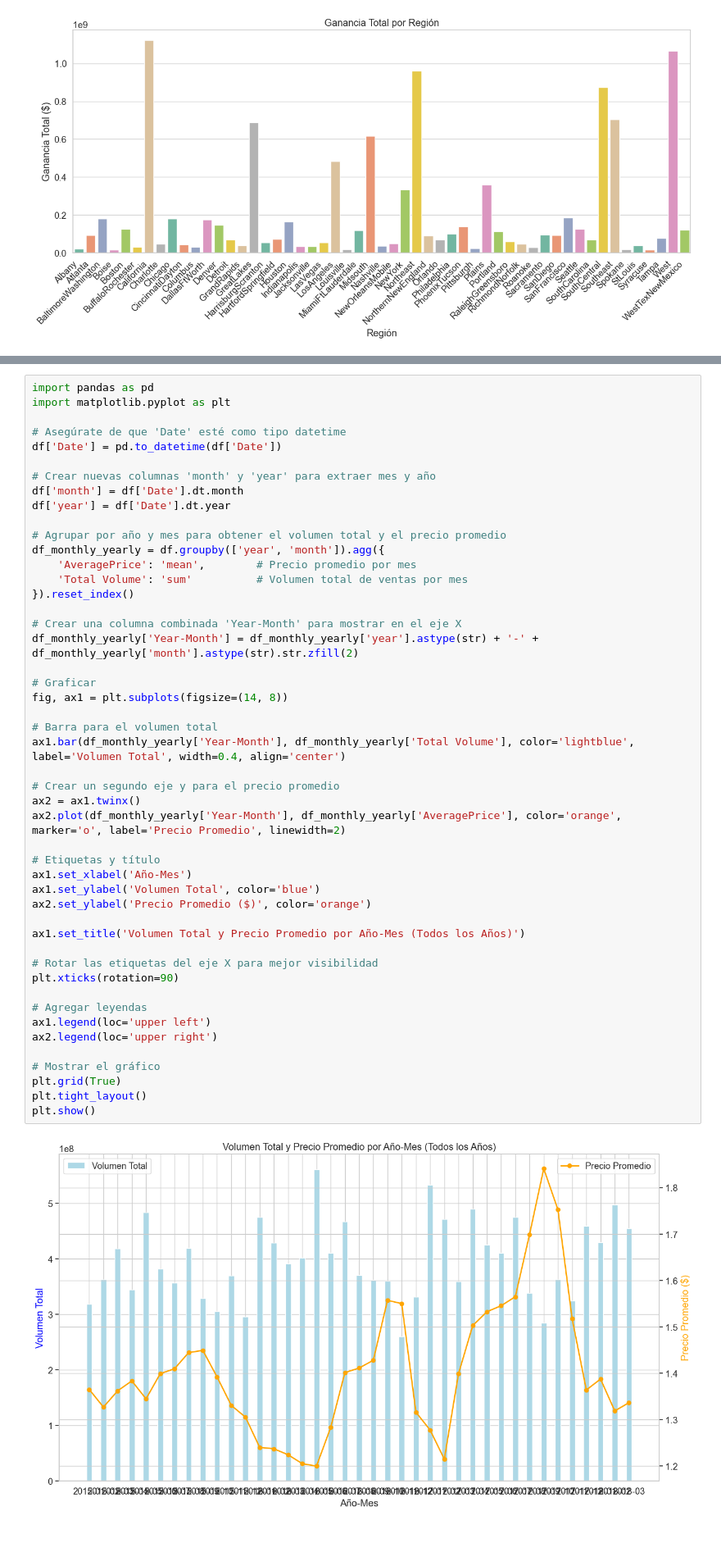
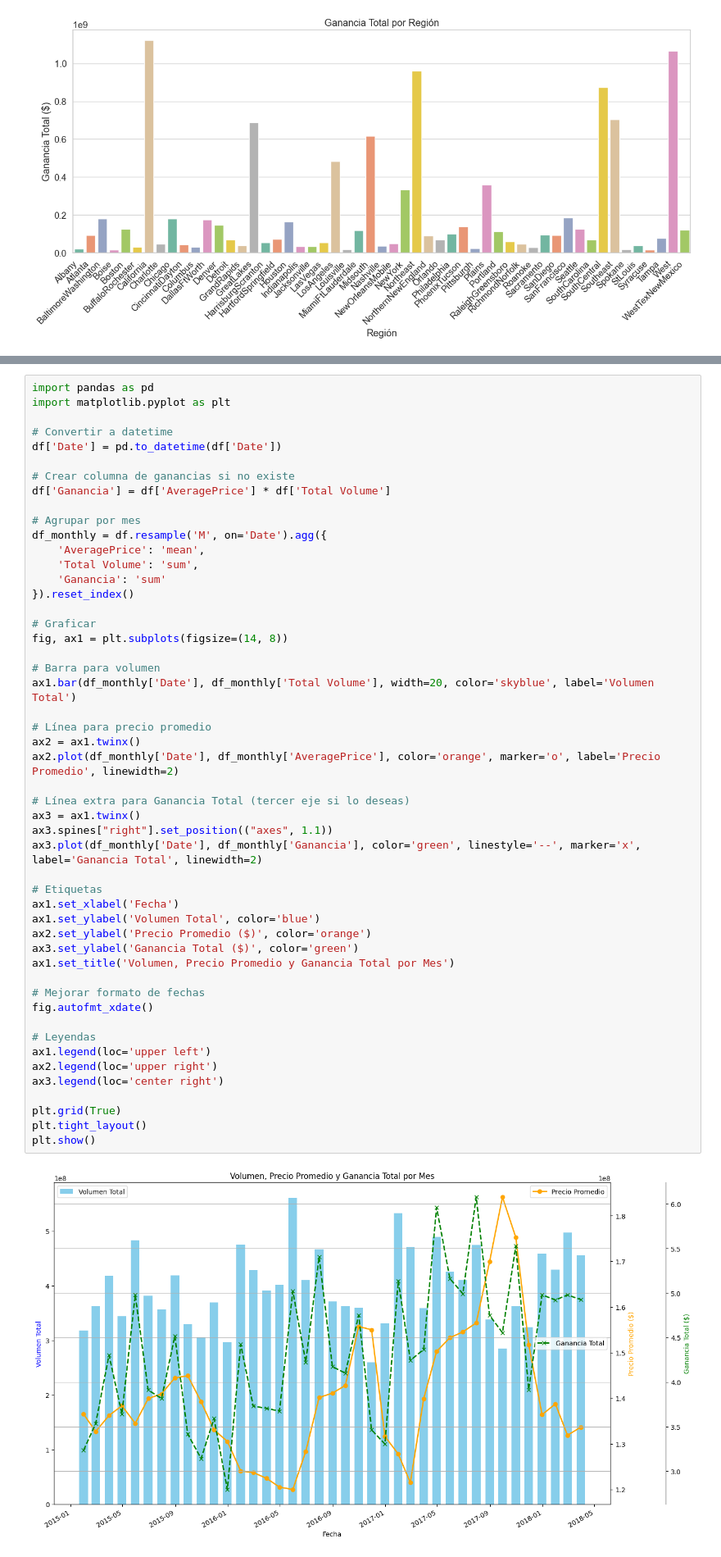
Before and after one commit to juancursed/avocado_prices, a Jupyter notebook: main.ipynb, the cells around one changed output, grey strips where cells are left out. Shown at 82% size. Saved outputs shown, nothing was run; the diff lists cells and outputs as text; blank space fills up the shorter version.

```diff
--- a/main.ipynb
+++ b/main.ipynb
@@ -913,50 +950,52 @@ Passing `palette` without assigning `hue` is deprecated and will be removed in v
 # %%
 import pandas as pd
 import matplotlib.pyplot as plt
 
-# Asegúrate de que 'Date' esté como tipo datetime
+# Convertir a datetime
 df['Date'] = pd.to_datetime(df['Date'])
 
-# Crear nuevas columnas 'month' y 'year' para extraer mes y año
-df['month'] = df['Date'].dt.month
-df['year'] = df['Date'].dt.year
+# Crear columna de ganancias si no existe
+df['Ganancia'] = df['AveragePrice'] * df['Total Volume']
 
-# Agrupar por año y mes para obtener el volumen total y el precio promedio
-df_monthly_yearly = df.groupby(['year', 'month']).agg({
-    'AveragePrice': 'mean',        # Precio promedio por mes
-    'Total Volume': 'sum'          # Volumen total de ventas por mes
+# Agrupar por mes
+df_monthly = df.resample('M', on='Date').agg({
+    'AveragePrice': 'mean',
+    'Total Volume': 'sum',
+    'Ganancia': 'sum'
 }).reset_index()
-
-# Crear una columna combinada 'Year-Month' para mostrar en el eje X
-df_monthly_yearly['Year-Month'] = df_monthly_yearly['year'].astype(str) + '-' + df_monthly_yearly['month'].astype(str).str.zfill(2)
 
 # Graficar
 fig, ax1 = plt.subplots(figsize=(14, 8))
 
-# Barra para el volumen total
-ax1.bar(df_monthly_yearly['Year-Month'], df_monthly_yearly['Total Volume'], color='lightblue', label='Volumen Total', width=0.4, align='center')
+# Barra para volumen
+ax1.bar(df_monthly['Date'], df_monthly['Total Volume'], width=20, color='skyblue', label='Volumen Total')
 
-# Crear un segundo eje y para el precio promedio
+# Línea para precio promedio
 ax2 = ax1.twinx()
-ax2.plot(df_monthly_yearly['Year-Month'], df_monthly_yearly['AveragePrice'], color='orange', marker='o', label='Precio Promedio', linewidth=2)
+ax2.plot(df_monthly['Date'], df_monthly['AveragePrice'], color='orange', marker='o', label='Precio Promedio', linewidth=2)
 
-# Etiquetas y título
-ax1.set_xlabel('Año-Mes')
+# Línea extra para Ganancia Total (tercer eje si lo deseas)
+ax3 = ax1.twinx()
+ax3.spines["right"].set_position(("axes", 1.1))
+ax3.plot(df_monthly['Date'], df_monthly['Ganancia'], color='green', linestyle='--', marker='x', label='Ganancia Total', linewidth=2)
+
+# Etiquetas
+ax1.set_xlabel('Fecha')
 ax1.set_ylabel('Volumen Total', color='blue')
 ax2.set_ylabel('Precio Promedio ($)', color='orange')
+ax3.set_ylabel('Ganancia Total ($)', color='green')
+ax1.set_title('Volumen, Precio Promedio y Ganancia Total por Mes')
 
-ax1.set_title('Volumen Total y Precio Promedio por Año-Mes (Todos los Años)')
+# Mejorar formato de fechas
+fig.autofmt_xdate()
 
-# Rotar las etiquetas del eje X para mejor visibilidad
-plt.xticks(rotation=90)
-
-# Agregar leyendas
+# Leyendas
 ax1.legend(loc='upper left')
 ax2.legend(loc='upper right')
+ax3.legend(loc='center right')
 
-# Mostrar el gráfico
 plt.grid(True)
 plt.tight_layout()
 plt.show()
 # %% [output]
-[figure, old version]
+[figure, new version]
```
Also changed, not shown: parts of 4 cells of this notebook.
